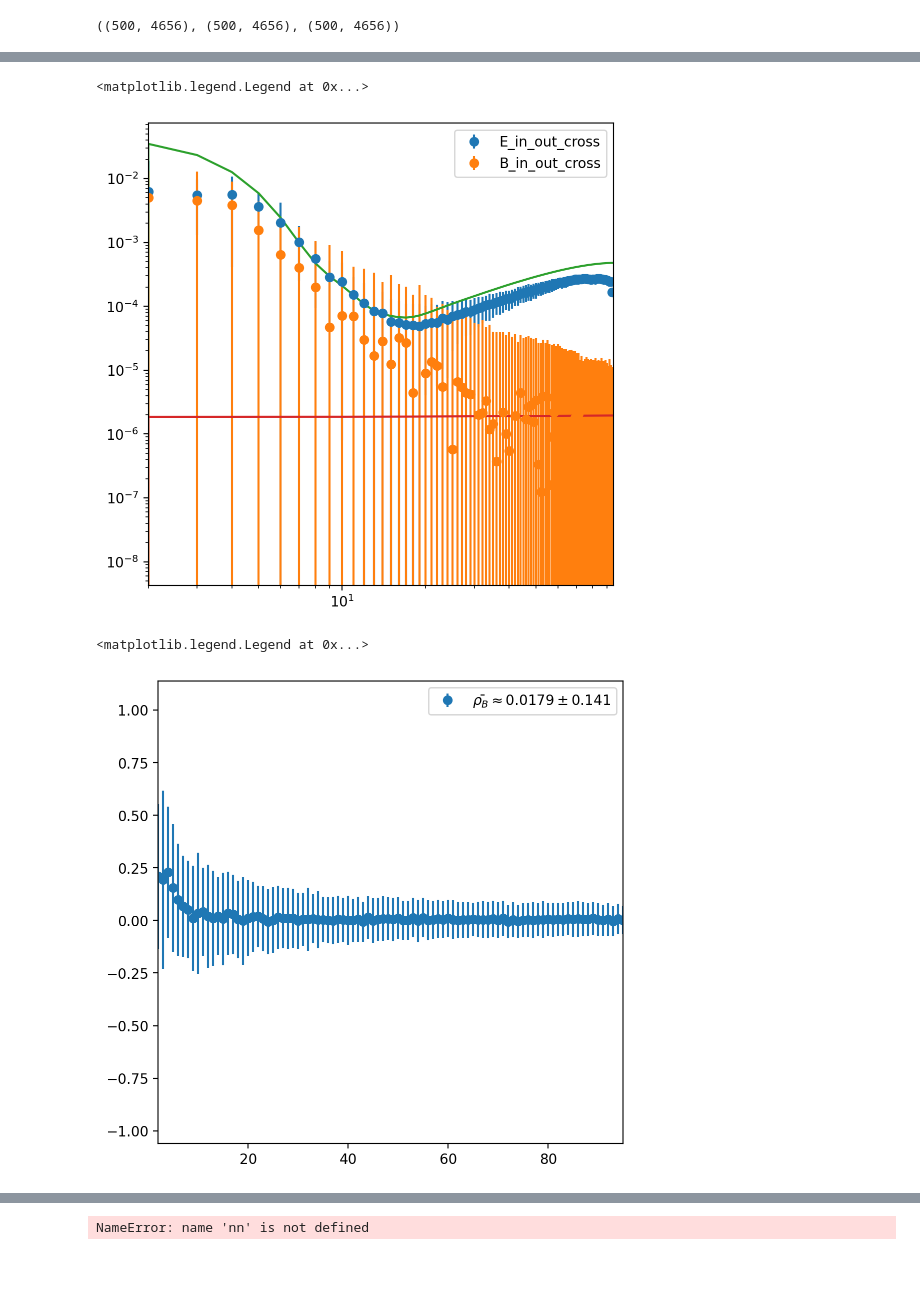
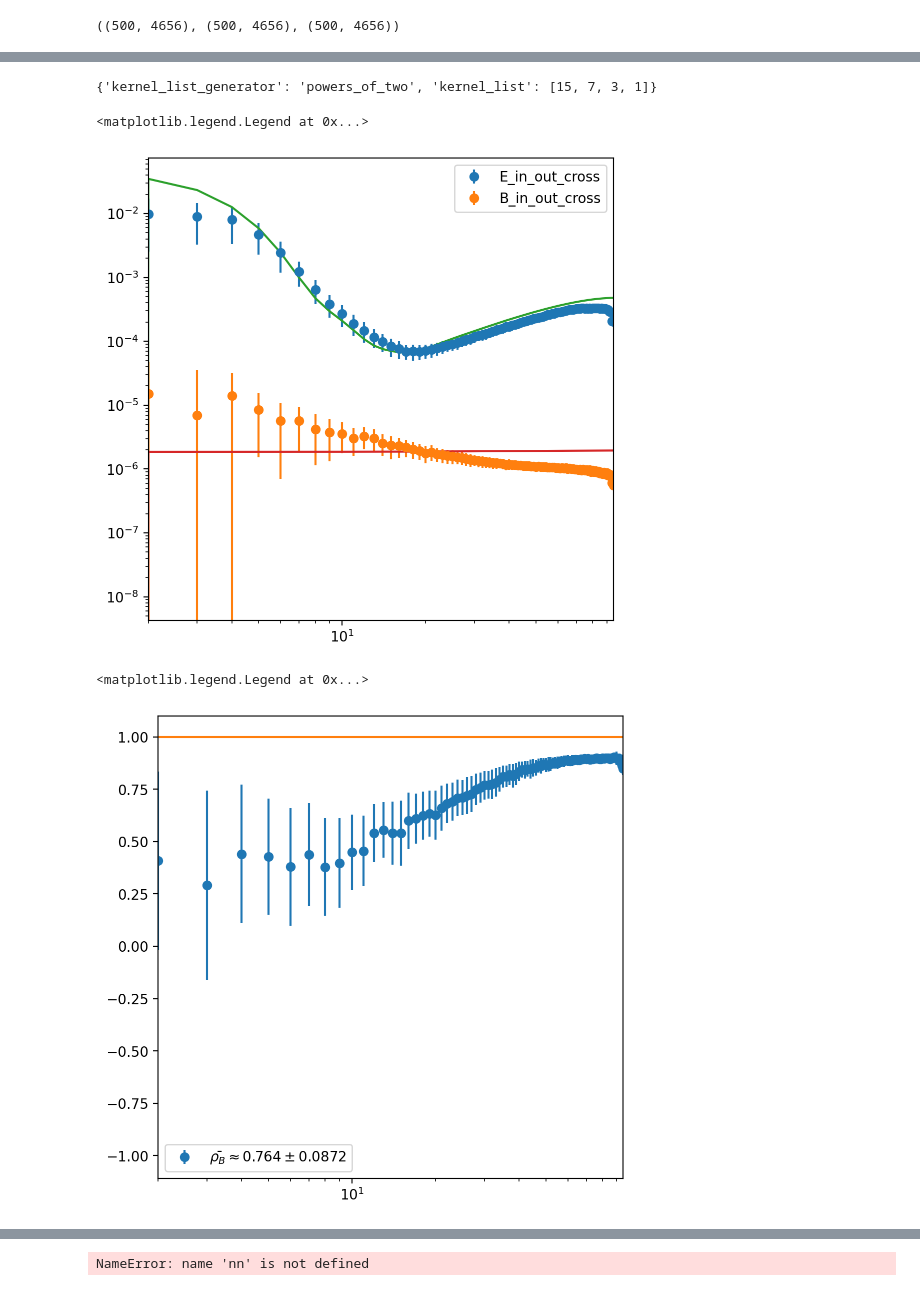
Before and after one commit to ev-watson/leakless, a Jupyter notebook: workspace.ipynb, the cells around one changed output, grey strips where cells are left out. Drawn from its saved outputs; the diff is of its cells as text; code cells hidden in the pictures.

```diff
--- a/workspace.ipynb
+++ b/workspace.ipynb
@@ -206,7 +206,7 @@ from utils.analysis import leak_test
 from utils.harmonic_helpers import recombine
 # %%
 config.LEARN_UP = False
-model = Leakless.load_from_checkpoint("checkpoints/unet_6.ckpt")
+model = Leakless.load_from_checkpoint("checkpoints/endtrain.ckpt")
 print(model)
 # %% [output]
 Leakless(
@@ -331,3 +332,18 @@ plt.legend()
+# %%
+params = {}
+kernel_list_generators = {
+    'odd_reverse': lambda n: list(reversed([1 + 2*i for i in range(n)])),
+    'odd_reverse_plus1': lambda n: list(reversed([1 + 2*(i+1) for i in range(n)])),
+    'powers_of_two': lambda n: [int(config.NSIDE/2**(i+1)) - 1 for i in range(n)],
+    'xeven_gap': lambda n: list(reversed([1 + k*(k+1) for k in range(n)])),
+    'positive_offset_xeven_gap': lambda n: list(reversed([1 + k*(k+1+2) for k in range(n)])),
+    'negative_offset_xeven_gap': lambda n: list(reversed([1 + k*(k+1-2) for k in range(n)])),
+}
+params['kernel_list_generator'] = np.random.choice(list(kernel_list_generators.keys()))
+params['kernel_list'] = kernel_list_generators[params['kernel_list_generator']](4)
+params
+# %% [output]
+{'kernel_list_generator': 'powers_of_two', 'kernel_list': [15, 7, 3, 1]}
 # %%
 plt.figure(figsize=(6, 6))
 plt.errorbar(np.arange(lmax + 1), cl_e_cross / fsky, yerr=cl_e_cross_std / fsky, label='E_in_out_cross', fmt='o')
@@ -340,15 +356,17 @@ plt.xlim(2, lmax)
 plt.legend()
 # %% [output]
 <matplotlib.legend.Legend at 0x...>
-[figure, old version]
+[figure, new version]
 # %%
 plt.figure(figsize=(6, 6))
 plt.errorbar(np.arange(lmax + 1), cl_b_cross_coeff, yerr=cl_b_cross_coeff_std, label=rf'$\bar{{\rho_B}}\approx{np.mean(cl_b_cross_coeff):.3g}\pm{np.mean(cl_b_cross_coeff_std):.3g}$', fmt='o')
+plt.plot([1]*(lmax + 1))
 plt.xlim(2, lmax)
+plt.xscale('log')
 plt.legend()
 # %% [output]
 <matplotlib.legend.Legend at 0x...>
-[figure, old version]
+[figure, new version]
 # %%
 b = 8
 lmax = config.LMAX
```
Also changed, not shown: parts of 7 cells of this notebook, 3 other files.
